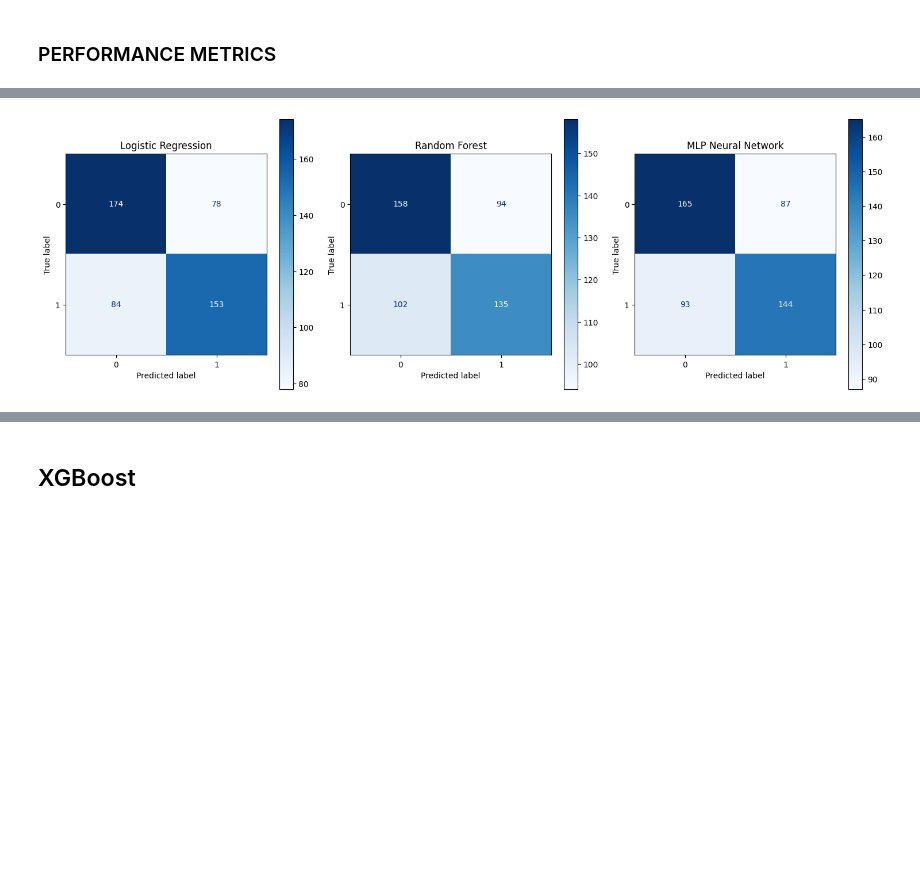
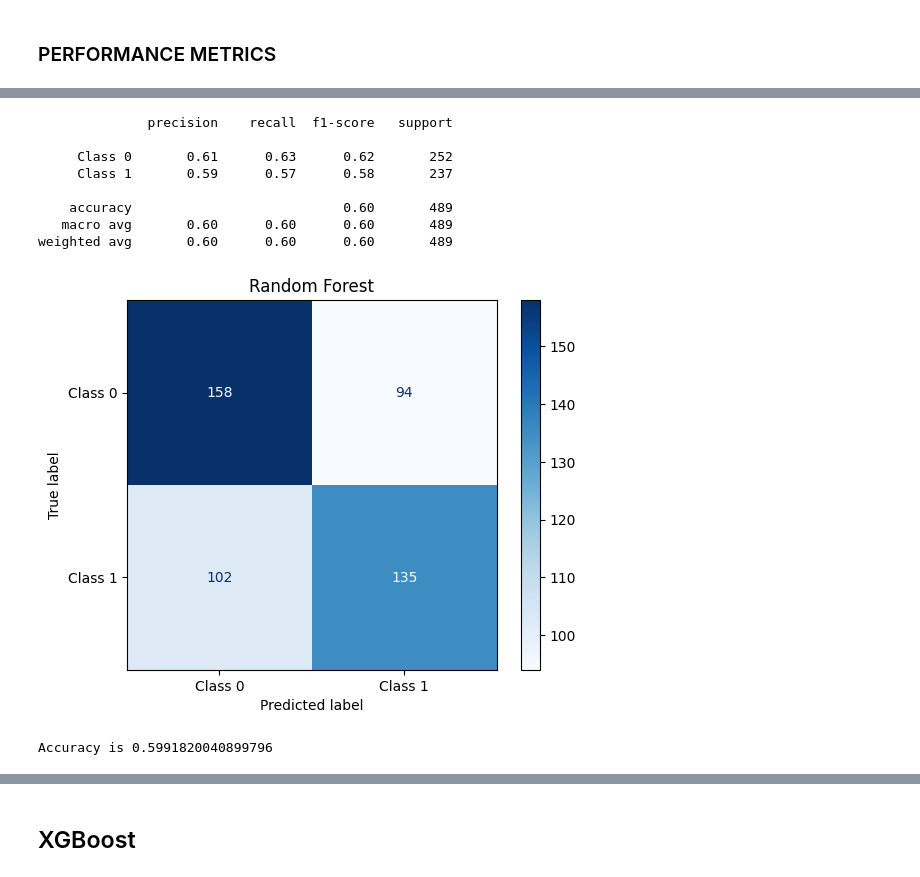
Before and after one commit to A-Rush-R/CS771-Mini-Project, a Jupyter notebook: text_seq/dataset3.ipynb, the cells around one changed output, grey strips where cells are left out. Drawn from its saved outputs; the diff is of its cells as text; code cells hidden in the pictures; blank space fills up the shorter version.

```diff
--- a/text_seq/dataset3.ipynb
+++ b/text_seq/dataset3.ipynb
@@ -106,28 +113,42 @@ weighted avg       0.67      0.67      0.67       489
 Accuracy is 0.6666666666666666
 # %%
-import matplotlib.pyplot as plt
-from sklearn.metrics import confusion_matrix, ConfusionMatrixDisplay
+# import matplotlib.pyplot as plt
+# from sklearn.metrics import confusion_matrix, ConfusionMatrixDisplay
 
-log_reg_cm = confusion_matrix(y_valid, log_reg_pred)
-rf_cm = confusion_matrix(y_valid, rf_clf_pred)
-mlp_cm = confusion_matrix(y_valid, mlp_clf_pred)
+# log_reg_cm = confusion_matrix(y_valid, log_reg_pred)
+# rf_cm = confusion_matrix(y_valid, rf_clf_pred)
+# mlp_cm = confusion_matrix(y_valid, mlp_clf_pred)
 
-# Plot confusion matrices for each model
-fig, axes = plt.subplots(1, 3, figsize=(15, 5))
+# # Plot confusion matrices for each model
+# fig, axes = plt.subplots(1, 3, figsize=(15, 5))
 
-# Logistic Regression Confusion Matrix
-ConfusionMatrixDisplay(log_reg_cm).plot(ax=axes[0], cmap='Blues')
-axes[0].set_title('Logistic Regression')
+# # Logistic Regression Confusion Matrix
+# ConfusionMatrixDisplay(log_reg_cm).plot(ax=axes[0], cmap='Blues')
+# axes[0].set_title('Logistic Regression')
 
-# Random Forest Confusion Matrix
-ConfusionMatrixDisplay(rf_cm).plot(ax=axes[1], cmap='Blues')
-axes[1].set_title('Random Forest')
+# # Random Forest Confusion Matrix
+# ConfusionMatrixDisplay(rf_cm).plot(ax=axes[1], cmap='Blues')
+# axes[1].set_title('Random Forest')
 
-# MLP (Neural Network) Confusion Matrix
-ConfusionMatrixDisplay(mlp_cm).plot(ax=axes[2], cmap='Blues')
-axes[2].set_title('MLP Neural Network')
+# # MLP (Neural Network) Confusion Matrix
+# ConfusionMatrixDisplay(mlp_cm).plot(ax=axes[2], cmap='Blues')
+# axes[2].set_title('MLP Neural Network')
 
-plt.tight_layout()
-plt.show()
+# plt.tight_layout()
+# plt.show()
+
+
+## replacing this with our custom functions
+
+evaluate_predictions(y_valid, rf_clf_pred, 'Random Forest')
 # %% [output]
+              precision    recall  f1-score   support
+
+     Class 0       0.61      0.63      0.62       252
+     Class 1       0.59      0.57      0.58       237
+
+    accuracy                           0.60       489
+   macro avg       0.60      0.60      0.60       489
+weighted avg       0.60      0.60      0.60       489
-[figure, old version]
+[figure, new version]
+Accuracy is 0.5991820040899796
```
Also changed, not shown: parts of 6 cells of this notebook.
